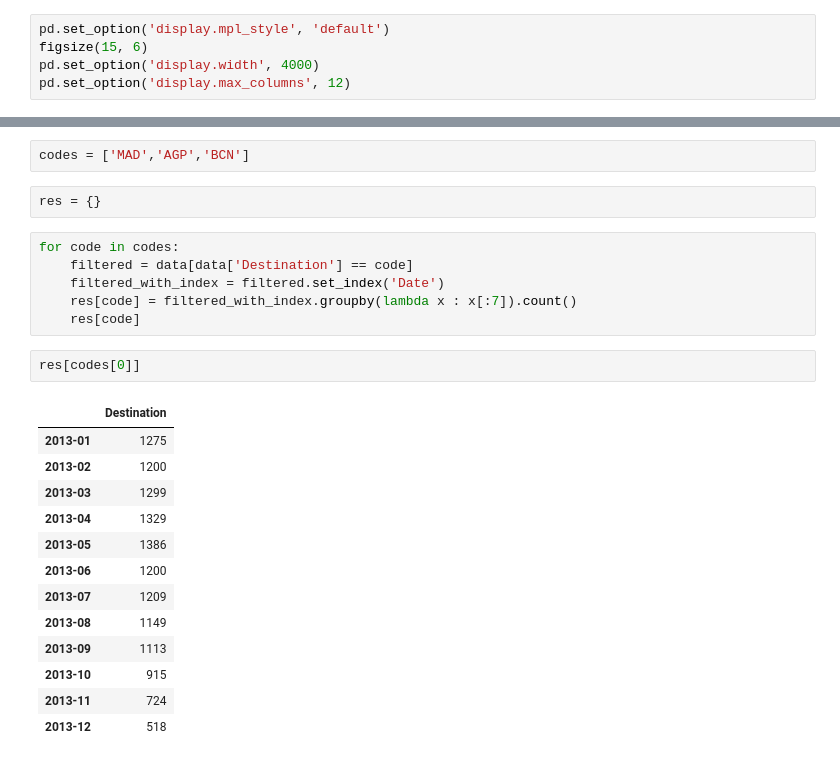
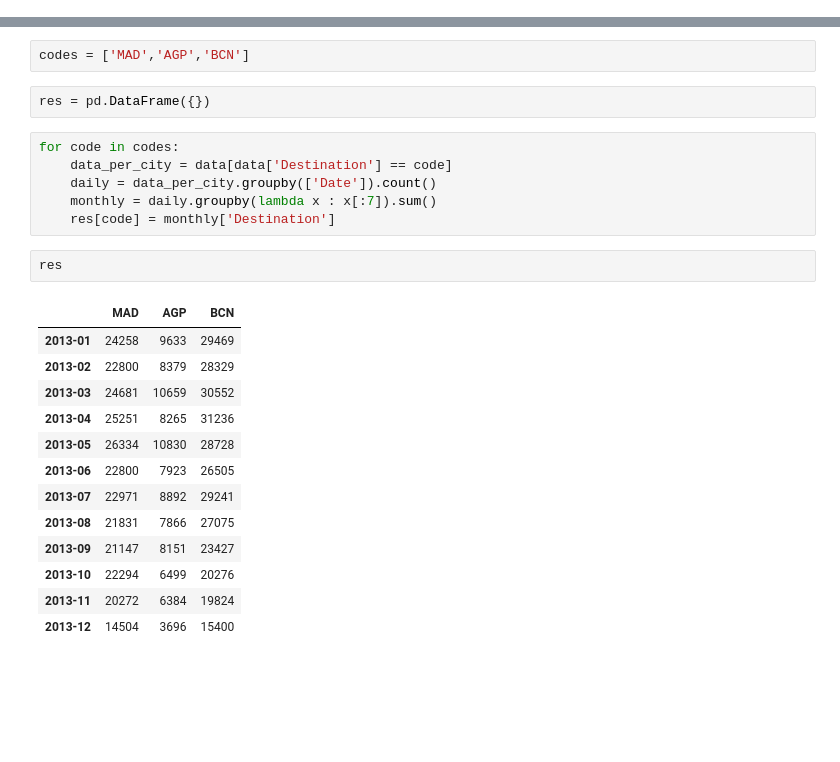
Before and after one commit to danjok/py_challenge, a Jupyter notebook: notebooks/challenge3.ipynb, the cells around one changed output, grey strips where cells are left out. Cells and saved outputs as stored; diff of their text form; blank space fills up the shorter version.

```diff
--- a/notebooks/challenge3.ipynb
+++ b/notebooks/challenge3.ipynb
@@ -4,11 +4,6 @@
 Populating the interactive namespace from numpy and matplotlib
 # %%
 import pandas as pd
-# %%
-pd.set_option('display.mpl_style', 'default')
-figsize(15, 6)
-pd.set_option('display.width', 4000)
-pd.set_option('display.max_columns', 12)
 # %%
 cols = ['Destination', 'Date']
 # %%
@@ -23,26 +18,26 @@ len(data)
 # %%
 codes = ['MAD','AGP','BCN']
+# %%
+res = pd.DataFrame({})
+# %%
+for code in codes:
+    data_per_city = data[data['Destination'] == code]
+    daily = data_per_city.groupby(['Date']).count()
+    monthly = daily.groupby(lambda x : x[:7]).sum()
+    res[code] = monthly['Destination']
 # %%
-res = {}
+res
+# %% [output]
+|  | MAD | AGP | BCN |
+| 2013-01 | 24258 | 9633 | 29469 |
+| 2013-02 | 22800 | 8379 | 28329 |
+| 2013-03 | 24681 | 10659 | 30552 |
+| 2013-04 | 25251 | 8265 | 31236 |
+| 2013-05 | 26334 | 10830 | 28728 |
+| 2013-06 | 22800 | 7923 | 26505 |
+| 2013-07 | 22971 | 8892 | 29241 |
+| 2013-08 | 21831 | 7866 | 27075 |
+| 2013-09 | 21147 | 8151 | 23427 |
+| 2013-10 | 22294 | 6499 | 20276 |
+| 2013-11 | 20272 | 6384 | 19824 |
+| 2013-12 | 14504 | 3696 | 15400 |
-# %%
-for code in codes:
-    filtered = data[data['Destination'] == code]
-    filtered_with_index = filtered.set_index('Date')
-    res[code] = filtered_with_index.groupby(lambda x : x[:7]).count()
-    res[code]
-# %%
-res[codes[0]]
-# %% [output]
-|  | Destination |
-| 2013-01 | 1275 |
-| 2013-02 | 1200 |
-| 2013-03 | 1299 |
-| 2013-04 | 1329 |
-| 2013-05 | 1386 |
-| 2013-06 | 1200 |
-| 2013-07 | 1209 |
-| 2013-08 | 1149 |
-| 2013-09 | 1113 |
-| 2013-10 | 915 |
-| 2013-11 | 724 |
-| 2013-12 | 518 |
```
Also changed, not shown: parts of 7 cells of this notebook.
